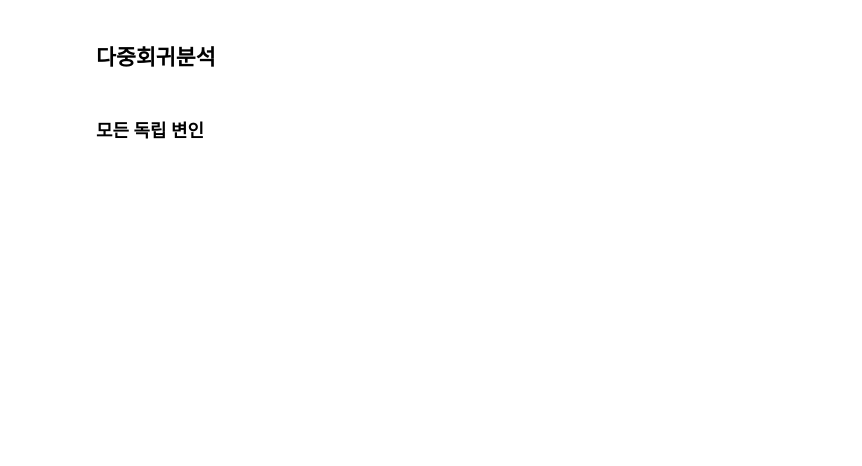
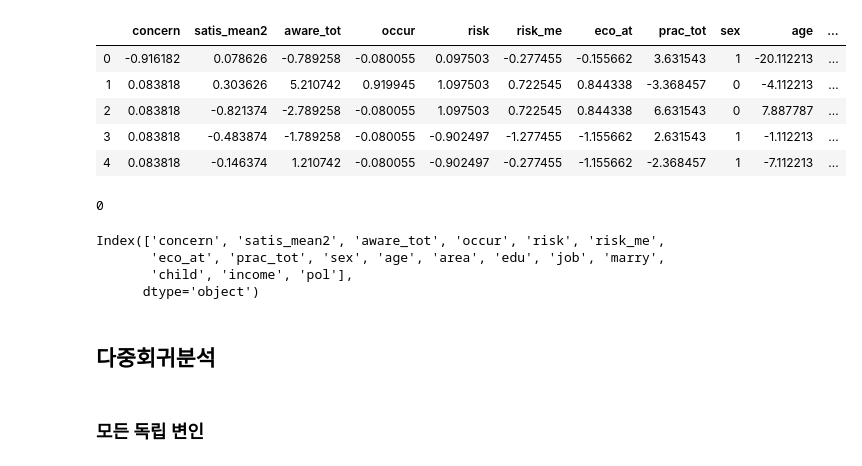
Before and after one commit to mindud1330/climate_data, a Jupyter notebook: climate_linear_regression.ipynb, the cells around one changed output. Cells and saved outputs as stored; diff of their text form; code cells hidden in the pictures; blank space fills up the shorter version.

```diff
--- a/climate_linear_regression.ipynb
+++ b/climate_linear_regression.ipynb
@@ -5,3 +5,5 @@ df = pd.read_excel("climate_survey-2018_ver2.xlsx")
+# %%
+df = df.dropna()
 # %%
 print(df.columns)
 # %% [output]
@@ -15,9 +17,40 @@ Index(['id', 'area', 'sex', 'age', 'edu', 'job', 'marry', 'child', 'income',
        'prac5', 'prac6', 'prac7', 'prac8', 'prac9', 'prac_tot'],
       dtype='object')
 # %%
-X_cols = ['eco_c', 'satis_mean2', 'aware_tot',
+X_cols = ['concern', 'satis_mean2', 'aware_tot',
         'occur', 'risk', 'risk_me', 'eco_at']
 Y_cols = ['prac_tot']
-C_cols = ['sex', 'area', 'edu', 'job', 'child', 'income', 'pol']
+C_cols = ['sex', 'age', 'area', 'edu', 'job', 'marry', 'child', 'income', 'pol']
+# %%
+data = df[X_cols + Y_cols + C_cols]
+# %%
+# center_cols = ['concern', 'satis_mean2', 'aware_tot', 'occur', 'risk', 'risk_me', 'eco_at',
+#                'prac_tot',
+#                'age', 'edu', 'income', 'pol']
+center_cols = ['concern', 'satis_mean2', 'aware_tot', 'occur', 'risk', 'risk_me', 'eco_at',
+               'prac_tot',
+               'age', 'edu', 'income', 'pol']
+data_centered = data.copy()
+# %%
+data_centered[center_cols] = data_centered[center_cols].apply(lambda x: x - x.mean())
+data_centered.head()
+# %% [output]
+|  | concern | satis_mean2 | aware_tot | occur | risk | risk_me | eco_at | prac_tot | sex | age | ... |
+| 0 | -0.916182 | 0.078626 | -0.789258 | -0.080055 | 0.097503 | -0.277455 | -0.155662 | 3.631543 | 1 | -20.112213 | ... |
+| 1 | 0.083818 | 0.303626 | 5.210742 | 0.919945 | 1.097503 | 0.722545 | 0.844338 | -3.368457 | 0 | -4.112213 | ... |
+| 2 | 0.083818 | -0.821374 | -2.789258 | -0.080055 | 1.097503 | 0.722545 | 0.844338 | 6.631543 | 0 | 7.887787 | ... |
+| 3 | 0.083818 | -0.483874 | -1.789258 | -0.080055 | -0.902497 | -1.277455 | -1.155662 | 2.631543 | 1 | -1.112213 | ... |
+| 4 | 0.083818 | -0.146374 | 1.210742 | -0.080055 | -0.902497 | -0.277455 | -1.155662 | -2.368457 | 1 | -7.112213 | ... |
+# %%
+print(data_centered['pol'].isnull().sum())
+# %% [output]
+0
+# %%
+print(data.columns)
+# %% [output]
+Index(['concern', 'satis_mean2', 'aware_tot', 'occur', 'risk', 'risk_me',
+       'eco_at', 'prac_tot', 'sex', 'age', 'area', 'edu', 'job', 'marry',
+       'child', 'income', 'pol'],
+      dtype='object')
 # %%
 import statsmodels.api as sm
```
Also changed, not shown: parts of 29 cells of this notebook.
